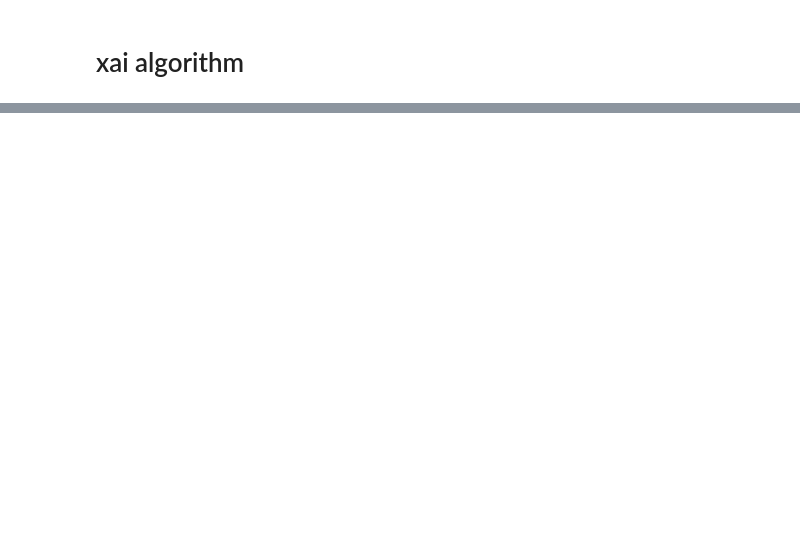
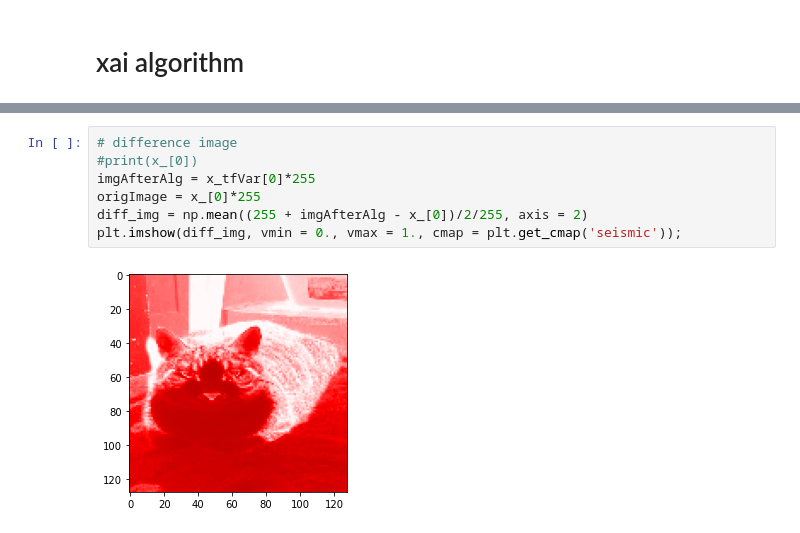
Before and after one commit to tomheit/xai_gan, a Jupyter notebook: xai_gan_cats_vs_dogs.ipynb, the cells around one changed output, grey strips where cells are left out. Drawn from its saved outputs; the diff is of its cells as text; blank space fills up the shorter version.

```diff
--- a/xai_gan_cats_vs_dogs.ipynb
+++ b/xai_gan_cats_vs_dogs.ipynb
@@ -551,0 +539,9 @@ Text(0.5, 1.0, 'after xai alg')
+# %%
+# difference image
+#print(x_[0])
+imgAfterAlg = x_tfVar[0]*255
+origImage = x_[0]*255
+diff_img = np.mean((255 + imgAfterAlg - x_[0])/2/255, axis = 2)
+plt.imshow(diff_img, vmin = 0., vmax = 1., cmap = plt.get_cmap('seismic'));
+# %% [output]
+[figure, added]
```
Also changed, not shown: parts of 10 cells of this notebook, 8 other files.
